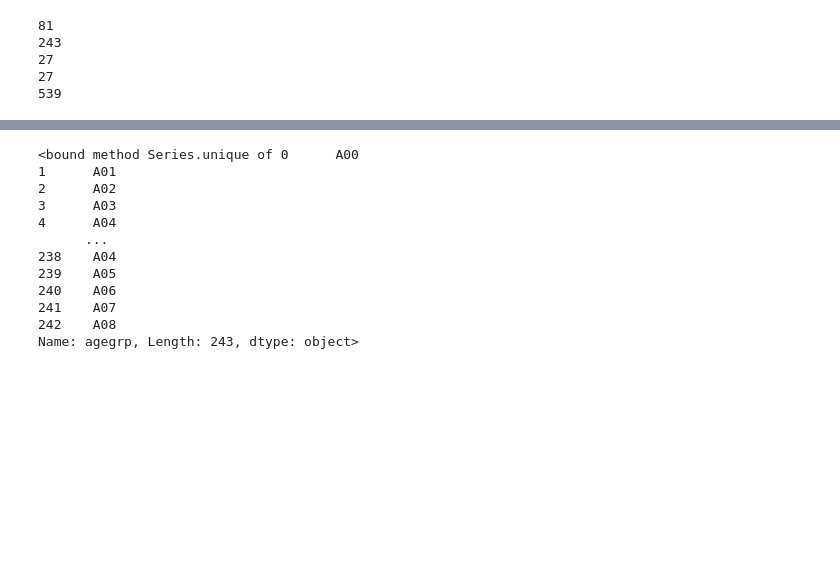
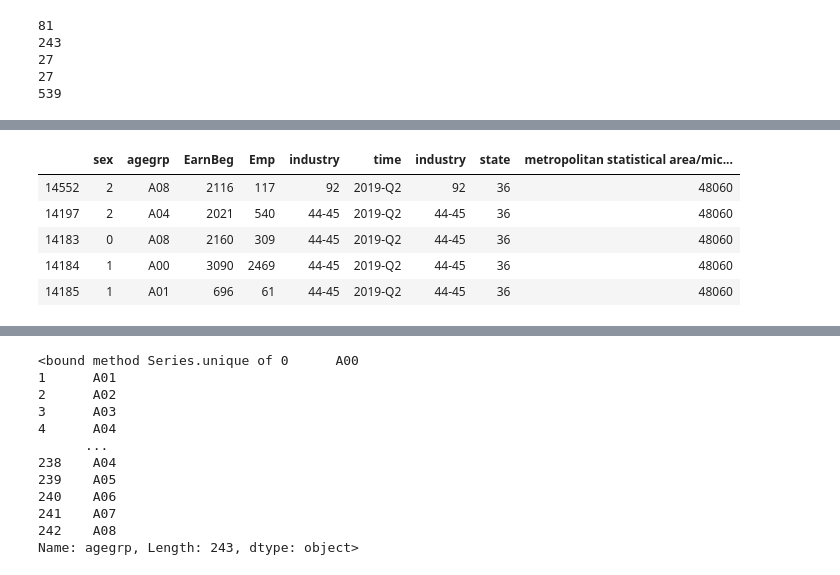
Before and after one commit to tolaoniyangi/capstone, a Jupyter notebook: capstone working.ipynb, the cells around one changed output, grey strips where cells are left out. Cells and saved outputs as stored; diff of their text form; code cells hidden in the pictures; blank space fills up the shorter version.

Commit message:
cleaned acs data

```diff
--- a/capstone working.ipynb
+++ b/capstone working.ipynb
@@ -382,0 +450,48 @@ print(len(acs5))
+# %%
+#Downloading census 1
+
+# api_key = 9330dc4bf086a84f19fb412bb15f232507301de6
+with open('census_key.txt') as key:
+    api_key=key.read().strip()
+
+# here is defining the variables...
+time='2019-Q2'
+
+MSA_short='metropolitan%20statistical%20area/micropolitan%20statistical%20area'
+qwi_url = f'https://api.census.gov/data/timeseries/qwi/sa'
+
+# 	https://api.census.gov/data/timeseries/qwi/sa?get=year,agegrp,quarter&for=metropolitan%20statistical%20area/micropolitan%20statistical%20area:*&in=state:24&time=2010-Q1&key=YOUR_KEY_GOES_HERE
+sex='sex'
+age_group='agegrp'
+earnings='EarnBeg'
+employment='Emp'
+# industry='industry'
+
+# api call using variables instead of directly is way easier
+# selecting industry by SECTOR to make shit way easier
+# all_data = f'{qwi_url}?&get=sex,agegrp,EarnBeg,Emp&for={MSA_short}:*&in=state:{state}&time={time}&key={api_key}'
+all_data = f'{qwi_url}?&get=sex,agegrp,EarnBeg,Emp,industry&for={MSA_short}:*&in=state:{state}&time={time}&industry=11&industry=21&industry=22&industry=23&industry=31-33&industry=42&industry=44-45&industry=48-49&industry=51&industry=52&industry=53&industry=54&industry=55&industry=56&industry=61&industry=62&industry=71&industry=72&industry=81&industry=92&key={api_key}'
+# industry_url = f'{qwi_url}?&get={industry}&for={MSA_short}:*&for=county:*&in=state:{state}&time={time}&industry=11&industry=21&industry=22&industry=23&industry=31-33&industry=42&industry=44-45&industry=48-49&industry=51&industry=52&industry=53&industry=54&industry=55&industry=56&industry=61&industry=62&industry=71&industry=72&industry=81&industry=92&key={api_key}'
+
+response_all=requests.get(all_data)
+# response_qwi5=requests.get(industry_url)
+# print(response_qwi.text)
+
+#load the response into a JSON
+data_all=response_all.json()
+# data_qwi5=response_qwi5.json()
+
+#ignoring the first element which is just column names, replacing columns with the columns from the table
+qwi_all=pd.DataFrame(data_all[1:], columns=data_all[0])
+# qwi5=pd.DataFrame(data_qwi5[1:], columns=data_qwi5[0])
+
+qwi_all.sort_values('metropolitan statistical area/micropolitan statistical area', ascending=False).head()
+# qwi1['industry'].dtypes
+# qwi1['industry'].unique
+# %% [output]
+|  | sex | agegrp | EarnBeg | Emp | industry | time | industry | state | metropolitan statistical area/mic... |
+| 14552 | 2 | A08 | 2116 | 117 | 92 | 2019-Q2 | 92 | 36 | 48060 |
+| 14197 | 2 | A04 | 2021 | 540 | 44-45 | 2019-Q2 | 44-45 | 36 | 48060 |
+| 14183 | 0 | A08 | 2160 | 309 | 44-45 | 2019-Q2 | 44-45 | 36 | 48060 |
+| 14184 | 1 | A00 | 3090 | 2469 | 44-45 | 2019-Q2 | 44-45 | 36 | 48060 |
+| 14185 | 1 | A01 | 696 | 61 | 44-45 | 2019-Q2 | 44-45 | 36 | 48060 |
```
Also changed, not shown: parts of 9 cells of this notebook, 1 other file.
